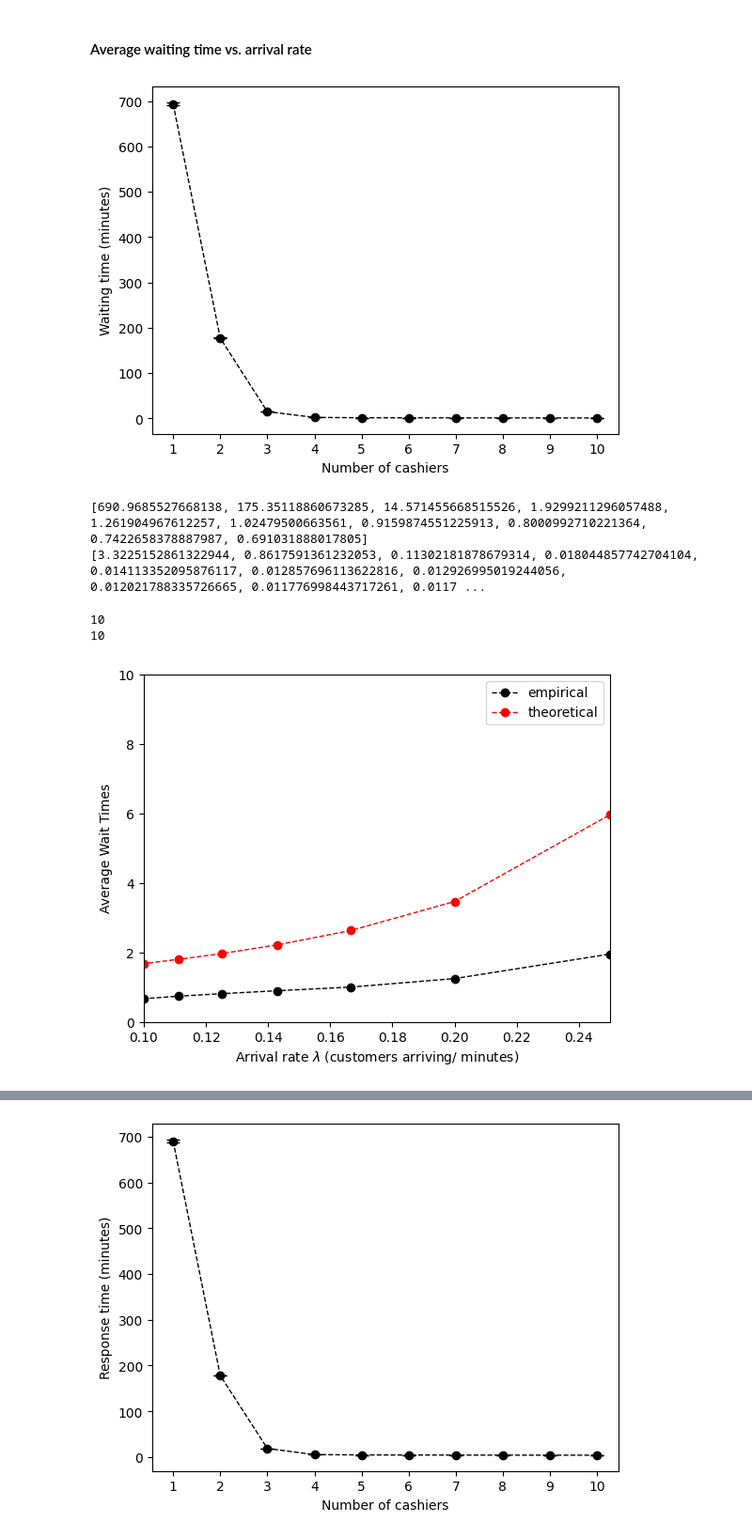
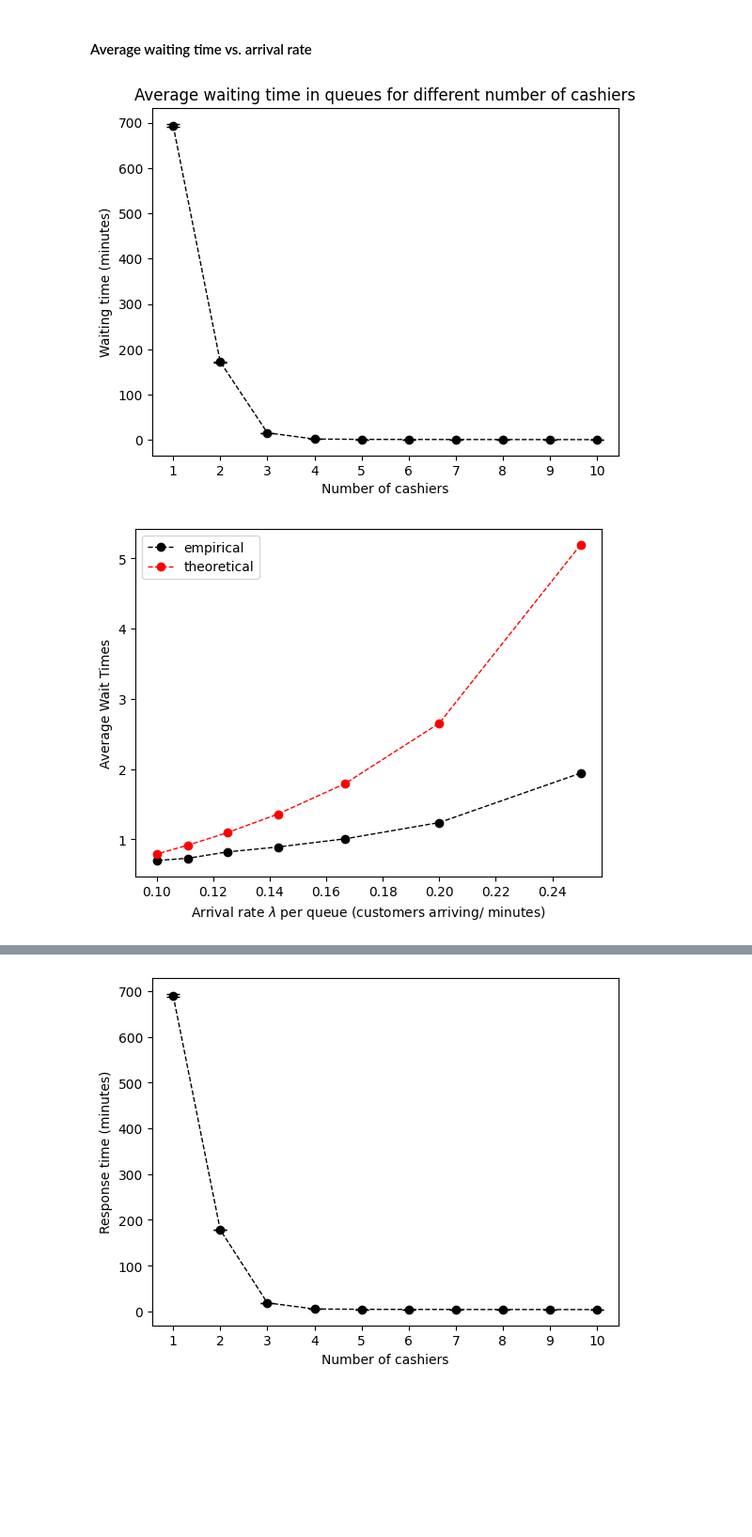
Before and after one commit to rebe121314/CS166-Assignemnt1, a Jupyter notebook: queue_draft.ipynb, the cells around one changed output, grey strips where cells are left out. Shown at 94% size. Saved outputs shown, nothing was run; the diff lists cells and outputs as text; code cells hidden in the pictures; blank space fills up the shorter version.

```diff
--- a/queue_draft.ipynb
+++ b/queue_draft.ipynb
@@ -476,77 +488,75 @@ Store opens at 09:00
 # %%
-from tqdm import tqdm
-
-cashiers = [i for i in range(1, 11)]
-trials = 100
-
+# Run the simulation to comute the average waiting time for each number of queues
 waiting_times_mean = []
 waiting_times_std = []
 
 for cashier_count in tqdm(cashiers):
     waiting_times = []
     for trial in range(trials):
         grocery_store, _ = run_simulation(arrival_distribution=arrival_distribution, service_distribution=service_distribution, manager_distribution=manager_distribution, queue_count=cashier_count, log_events=False)
         for queue in grocery_store.queues:
             waiting_times = waiting_times + [customer.waiting_time for customer in queue.customers]
     waiting_times_mean.append(np.mean(waiting_times))
     waiting_times_std.append(1.96*sts.sem(waiting_times))
 
 plt.errorbar(cashiers, waiting_times_mean, waiting_times_std, marker='o', color = 'black', capsize=5, linestyle='--', linewidth=1)
 plt.xlabel('Number of cashiers')
 plt.xticks(cashiers)
 plt.ylabel('Waiting time (minutes)')
+plt.title('Average waiting time in queues for different number of cashiers')
 plt.show()
 # %% [output]
-[figure, old version]
+[figure, new version]
-# %%
-print(waiting_times_mean)
-print(waiting_times_std)
-# %% [output]
-[690.9685527668138, 175.35118860673285, 14.571455668515526, 1.9299211296057488, 1.261904967612257, 1.02479500663561, 0.9159874551225913, 0.8000992710221364, 0.7422658378887987, 0.691031888017805]
-[3.3225152861322944, 0.8617591361232053, 0.11302181878679314, 0.018044857742704104, 0.014113352095876117, 0.012857696113622816, 0.012926995019244056, 0.012021788335726665, 0.011776998443717261, 0.0117 ...
 # %%
-def theoretical_avg_wait_time(lamda, tau=3, sigma=1):
+def theoretical_avg_wait_time(lamda, tau=3, sigma=1, manager_tau=5, manager_sigma=2):
+    '''
+    This function computes the theoretical average waiting time for a single queue with a given arrival rate, service time and standard deviation of service time.
+
+    Parameters
+    ----------
+    lamda : float
+        The arrival rate of the queue.
+    tau : float
+        The mean service time of the queue.
+    sigma : float
+        The standard deviation of the service time of the queue.
+
+    Returns
+    -------
+    float
+        The theoretical average waiting time for the queue.
+    '''
+
     rho = lamda * tau
 
-    l = 1/20
-    manager_tau = 5
-    manager_rho = l * manager_tau
-    manager_sigma = 2
+    # compute the arrival rate of the manager queue as the arrival/departure rate to the whole system times the probability of a customer going to the manager
+    manager_lamda = lamda * p_manager
+    manager_rho = manager_lamda * manager_tau
 
+    # compute the average waiting time for the manager queue
     manager_avg_wait_time = (manager_rho*manager_tau / (2*(1-manager_rho))) * (1 + manager_sigma**2 / manager_tau**2)
-    #print(manager_avg_wait_time)
-    #print(rho)
+
+    # compute the average waiting time for the system as a whole
     return (rho*tau / (2*(1-rho))) * (1 + (sigma /tau)**2) + manager_avg_wait_time
 
 theoretical_wait_times = []
 x_arrival_rate = []
-for i in cashiers:
-    if i == 3:
-        # Theoretical result for 3 cashiers is not defined
-        theoretical_wait_times.append(0)
-        x_arrival_rate.append(0.33)
-        continue
-    lamda = 1/i
+for i in cashiers[3:]:
+    lamda = 1/i # The arrival rate to each queue is inversely proportional to the number of queues
     x_arrival_rate.append(lamda)
     theoretical_wait_times.append(theoretical_avg_wait_time(lamda))
 
 plt.figure()
 
 #plt.title('Average Wait Times for different Arrival Rates empirical and theoretical results')
-plt.xlabel('Arrival rate $\lambda$ (customers arriving/ minutes)')
+plt.xlabel('Arrival rate $\lambda$ per queue (customers arriving/ minutes)')
 plt.ylabel('Average Wait Times')
 
-print(len(waiting_times_mean))
-print(len(x_arrival_rate))
-#print(len(theoretical_wait_times))
-plt.plot(x_arrival_rate, waiting_times_mean, color='black', marker='o', linestyle='--', linewidth=1, label='empirical')
+
+plt.plot(x_arrival_rate, waiting_times_mean[3:], color='black', marker='o', linestyle='--', linewidth=1, label='empirical')
 plt.plot(x_arrival_rate, theoretical_wait_times, color='red', marker='o', linestyle='--', linewidth=1, label='theoretical')
-plt.xlim(0.1, 0.25)
-plt.ylim(0,10)
 plt.legend()
 plt.show()
 # %% [output]
-10
-10
-[figure, old version]
+[figure, new version]
 # %%
```
Also changed, not shown: parts of 5 cells of this notebook.
